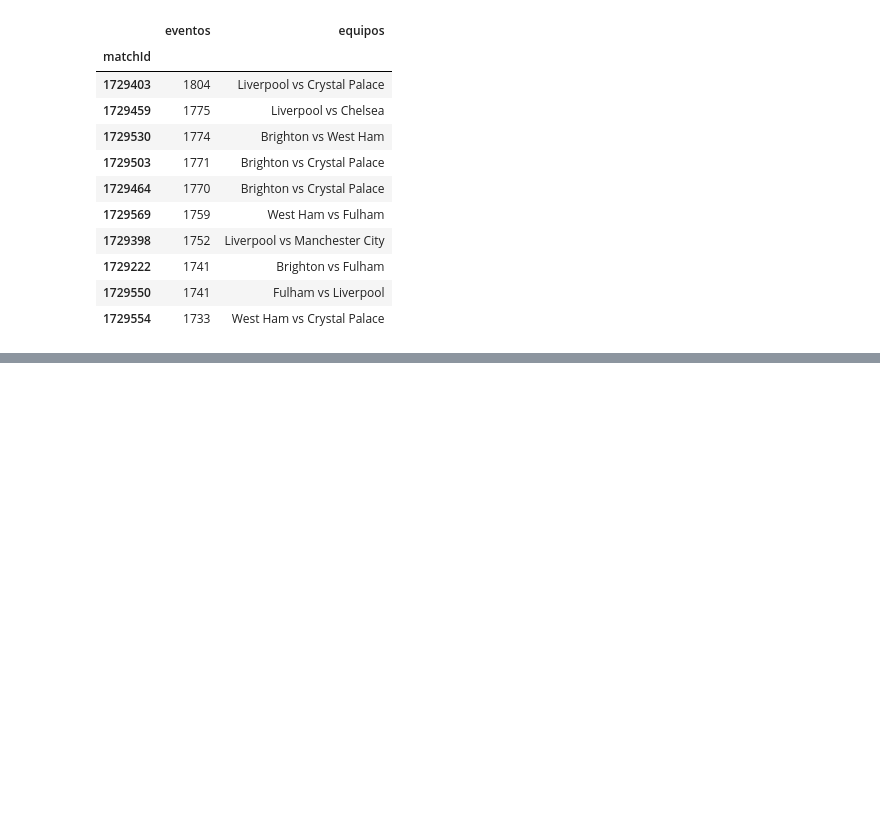
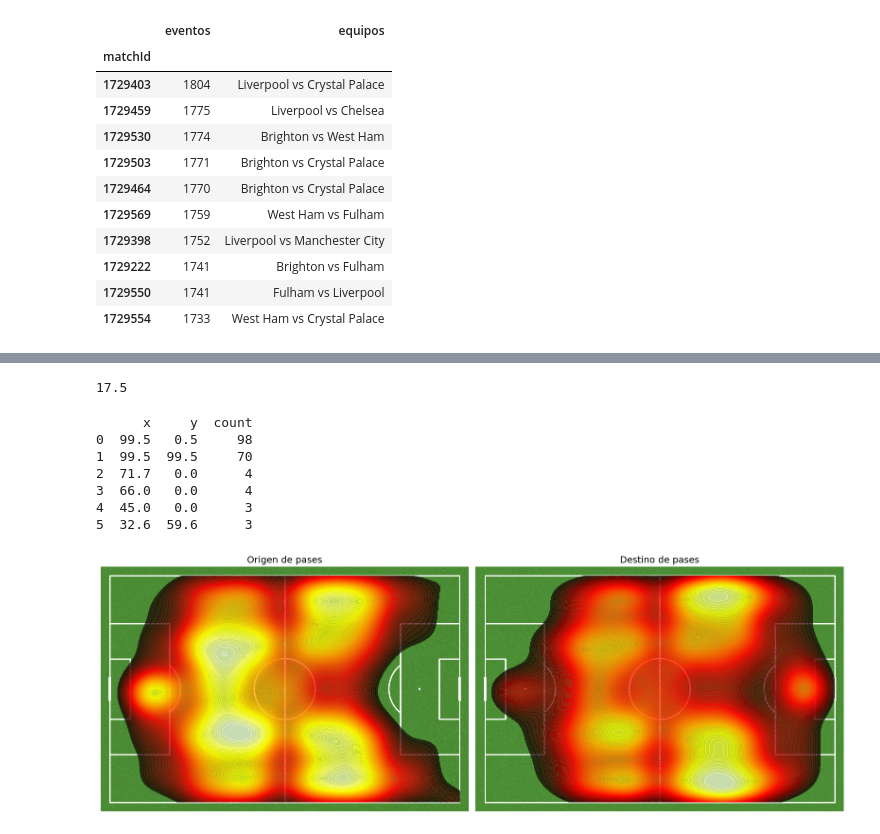
Before and after one commit to BGilardon/Player-Chemistry---Optimizaci-n-de-Vectores-Latentes-y-M-tricas-de-Impacto-Conjunto, a Jupyter notebook: AnalisisExp.ipynb, the cells around one changed output, grey strips where cells are left out. Drawn from its saved outputs; the diff is of its cells as text; code cells hidden in the pictures; blank space fills up the shorter version.

Commit message:
Analisis distribucion de pases

```diff
--- a/AnalisisExp.ipynb
+++ b/AnalisisExp.ipynb
@@ -1040,0 +1070,2 @@ match_info
+# %%
+Pases_PL_23_24 = PremierLeague_23_24[PremierLeague_23_24['event_name'] == 'Pass']
@@ -1040,0 +1112,4 @@ match_info
+# %%
+Pases_PL_23_24.head(10)
+Pases_PL_23_24 = Pases_PL_23_24.loc[:, Pases_PL_23_24.isnull().mean() < 0.25]
+Pases_PL_23_24.isna().sum()
@@ -1040,0 +1160,52 @@ match_info
+# %%
+from mplsoccer import Pitch
+from matplotlib.colors import LogNorm
+
+def heatmap_pases(df, bins=False, bins_size=(50, 32), filter_set_pieces=True, log_norm=False):
+    passes = df.dropna(subset=['x', 'y', 'endX', 'endY'])
+
+    if filter_set_pieces:
+        corners = (passes['x'] > 99.0) | (passes['x'] < 0.9)
+        corners &= (passes['y'] > 99.0) | (passes['y'] < 0.9)
+        kickoff = passes['x'].between(49.5, 50.5) & passes['y'].between(49.5, 50.5)
+        saque = (passes['x'] <= 5) & ( (passes['y'] >= 37) & (passes['y'] <= 63) )
+        passes = passes[~(corners | kickoff | saque)]
+        print(passes[['x', 'y']].value_counts().head(6).reset_index())
+
+
+    fig, axes = plt.subplots(1, 2, figsize=(16, 6))
+
+    for ax, (xcol, ycol), title in zip(
+        axes,
+        [('x', 'y'), ('endX', 'endY')],
+        ['Origen de pases', 'Destino de pases']
+    ):
+        pitch = Pitch(pitch_type='opta', pitch_color='grass', line_color='white')
+        pitch.draw(ax=ax)
+        if bins:
+            bs = pitch.bin_statistic(passes[xcol], passes[ycol], bins=bins_size)
+            norm = LogNorm() if log_norm else None
+            pitch.heatmap(bs, ax=ax, cmap='hot', norm=norm)
+        else:
+            pitch.kdeplot(passes[xcol], passes[ycol], ax=ax,
+                          cmap='hot', fill=True, levels=100, alpha=0.7)
+        ax.set_title(title, fontsize=14)
+
+    plt.tight_layout()
+    plt.show()
+# %%
+350*0.05
+# %% [output]
+17.5
+# %%
+# heatmap ejemplo con 18k de pases (5% tarda 1 minuto)
+heatmap_pases(Pases_PL_23_24[0:18000])
+# %% [output]
+      x     y  count
+0  99.5   0.5     98
+1  99.5  99.5     70
+2  71.7   0.0      4
+3  66.0   0.0      4
+4  45.0   0.0      3
+5  32.6  59.6      3
+[figure, added]
```
Also changed, not shown: parts of 14 cells of this notebook, 3 other files.
